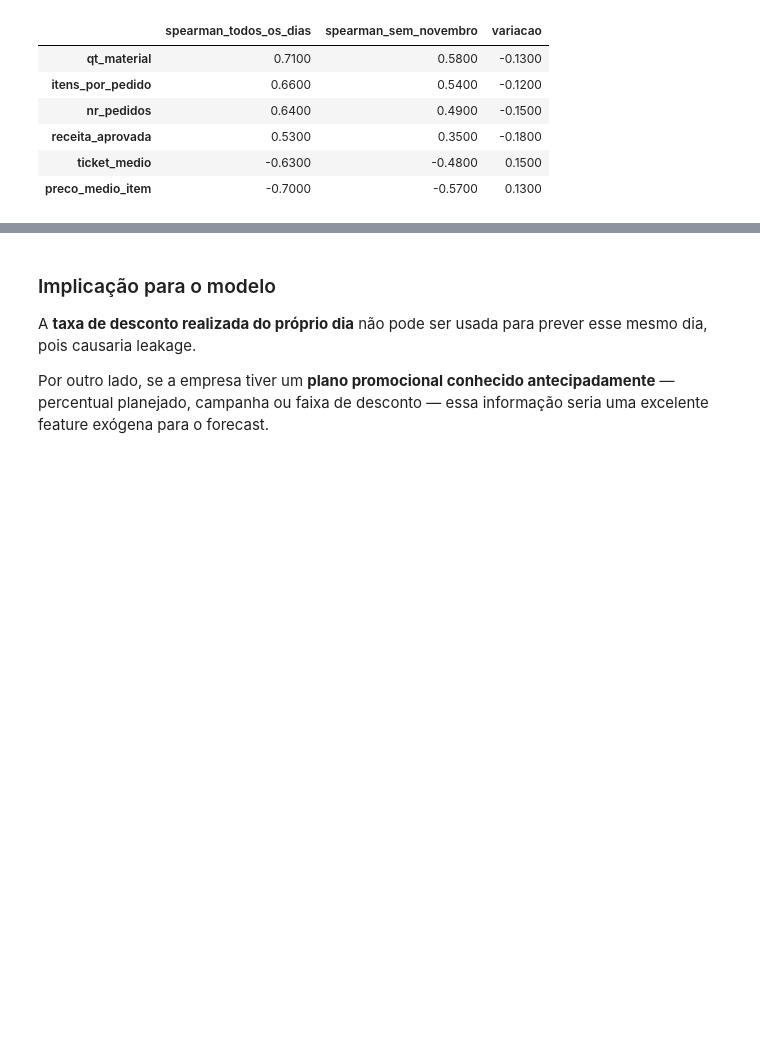
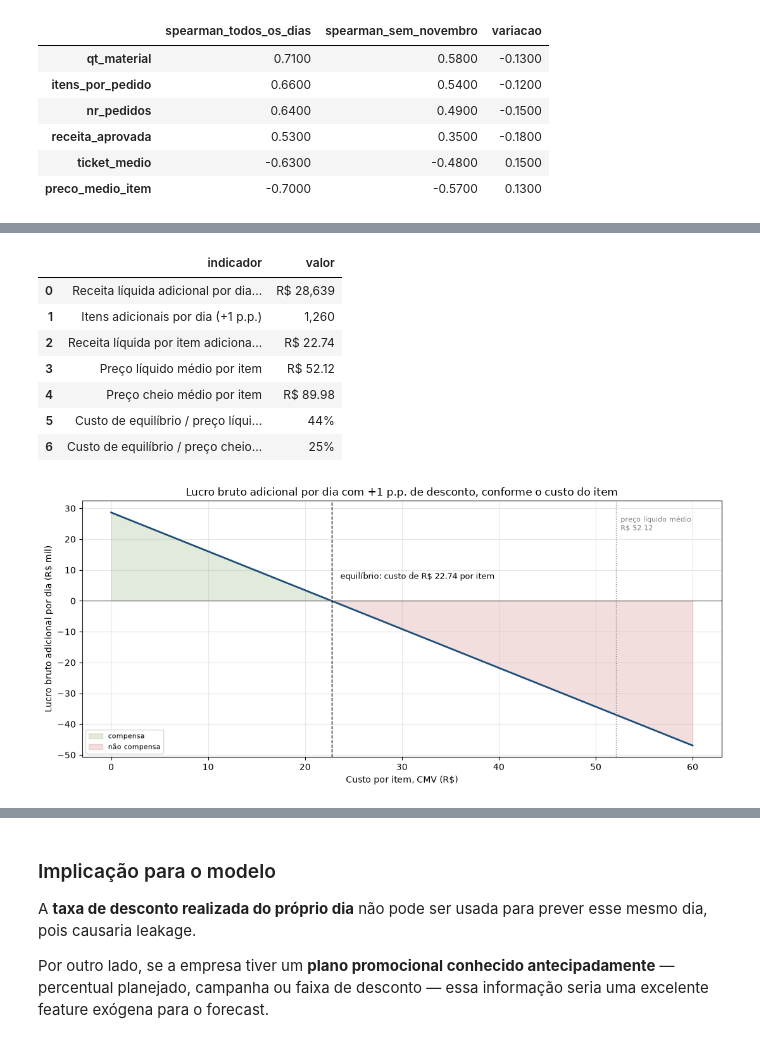
Before and after one commit to guisoares10/Projeto-GB, a Jupyter notebook: notebooks/01_eda_data_quality.ipynb, the cells around one changed output, grey strips where cells are left out. Cells and saved outputs as stored; diff of their text form; code cells hidden in the pictures; blank space fills up the shorter version.

```diff
--- a/notebooks/01_eda_data_quality.ipynb
+++ b/notebooks/01_eda_data_quality.ipynb
@@ -1401,0 +1201,72 @@ plt.show()
+# %%
+base_sem_bf = cenarios["Sem semana da Black Friday"]
+efeito_receita = efeitos_desconto.query(
+    "cenario == 'Sem semana da Black Friday' and metrica == 'receita líquida (receita_aprovada)'"
+)["efeito_pct_por_pp"].iloc[0]
+efeito_qt = efeitos_desconto.query(
+    "cenario == 'Sem semana da Black Friday' and metrica == 'qt_material'"
+)["efeito_pct_por_pp"].iloc[0]
+
+receita_media_dia = base_sem_bf["receita_aprovada"].mean()
+qt_media_dia = base_sem_bf["qt_material"].mean()
+preco_liquido_medio = receita_media_dia / qt_media_dia
+preco_cheio_medio = base_sem_bf["receita_bruta"].mean() / qt_media_dia
+
+delta_receita = receita_media_dia * efeito_receita / 100
+delta_qt = qt_media_dia * efeito_qt / 100
+custo_equilibrio = delta_receita / delta_qt
+
+display(pd.DataFrame({
+    "indicador": [
+        "Receita líquida adicional por dia (+1 p.p.)",
+        "Itens adicionais por dia (+1 p.p.)",
+        "Receita líquida por item adicional = custo de equilíbrio",
+        "Preço líquido médio por item",
+        "Preço cheio médio por item",
+        "Custo de equilíbrio / preço líquido médio",
+        "Custo de equilíbrio / preço cheio médio",
+    ],
+    "valor": [
+        f"R$ {delta_receita:,.0f}",
+        f"{delta_qt:,.0f}",
+        f"R$ {custo_equilibrio:,.2f}",
+        f"R$ {preco_liquido_medio:,.2f}",
+        f"R$ {preco_cheio_medio:,.2f}",
+        f"{custo_equilibrio / preco_liquido_medio:.0%}",
+        f"{custo_equilibrio / preco_cheio_medio:.0%}",
+    ],
+}))
+
+custos = np.linspace(0, 60, 121)
+lucro_adicional = (delta_receita - custos * delta_qt) / 1e3
+
+fig, ax = plt.subplots(figsize=(11, 5))
+ax.plot(custos, lucro_adicional, color="#1f4e79", linewidth=2)
+ax.fill_between(custos, lucro_adicional, 0, where=lucro_adicional >= 0, color="#6a994e", alpha=0.2, label="compensa")
+ax.fill_between(custos, lucro_adicional, 0, where=lucro_adicional < 0, color="firebrick", alpha=0.15, label="não compensa")
+ax.axhline(0, color="grey", linewidth=1)
+ax.axvline(custo_equilibrio, color="black", linestyle="--", linewidth=1)
+ax.annotate(
+    f"equilíbrio: custo de R\\$ {custo_equilibrio:.2f} por item",
+    (custo_equilibrio, 0), xytext=(10, 25), textcoords="offset points", fontsize=9,
+)
+ax.axvline(preco_liquido_medio, color="grey", linestyle=":", linewidth=1)
+ax.annotate(f"preço líquido médio\nR\\$ {preco_liquido_medio:.2f}", (preco_liquido_medio, lucro_adicional.max() * 0.8),
+            xytext=(5, 0), textcoords="offset points", fontsize=8, color="grey")
+ax.set_title("Lucro bruto adicional por dia com +1 p.p. de desconto, conforme o custo do item")
+ax.set_xlabel("Custo por item, CMV (R\\$)")
+ax.set_ylabel("Lucro bruto adicional por dia (R\\$ mil)")
+ax.legend(fontsize=8)
+ax.grid(alpha=0.3)
+fig.tight_layout()
+plt.show()
+# %% [output]
+|  | indicador | valor |
+| 0 | Receita líquida adicional por dia... | R$ 28,639 |
+| 1 | Itens adicionais por dia (+1 p.p.) | 1,260 |
+| 2 | Receita líquida por item adiciona... | R$ 22.74 |
+| 3 | Preço líquido médio por item | R$ 52.12 |
+| 4 | Preço cheio médio por item | R$ 89.98 |
+| 5 | Custo de equilíbrio / preço líqui... | 44% |
+| 6 | Custo de equilíbrio / preço cheio... | 25% |
+[figure, added]
```
Also changed, not shown: parts of 15 cells of this notebook.
